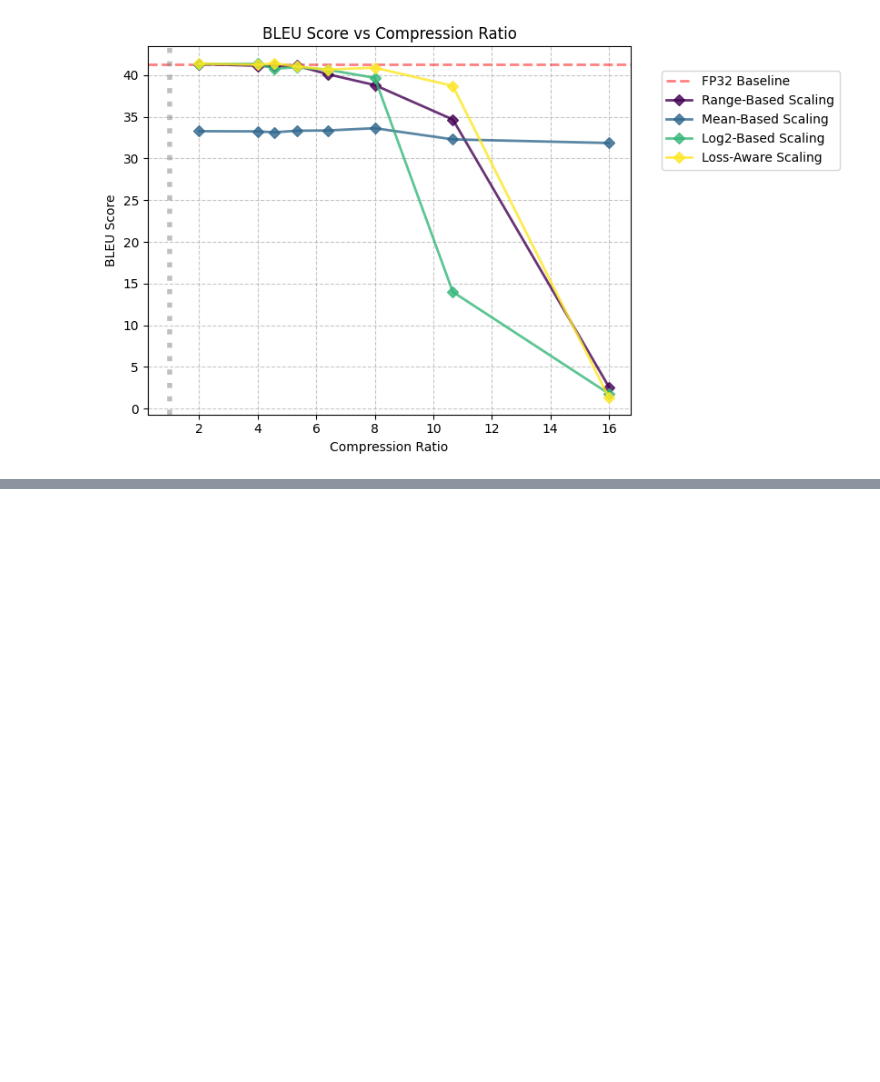
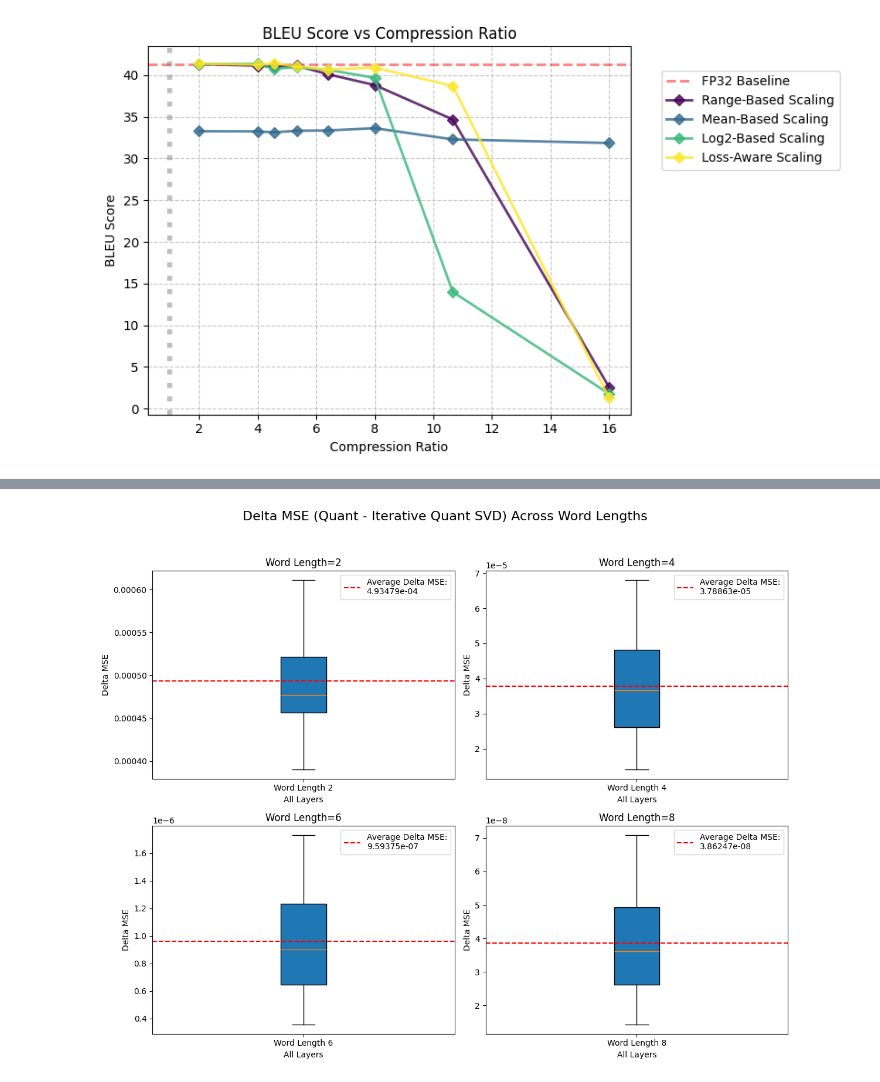
Before and after one commit to justinhuang666666/Approximate-Matrix-Vector-Multiplication, a Jupyter notebook: simulation_result/simulation_quant.ipynb, the cells around one changed output, grey strips where cells are left out. Saved outputs shown, nothing was run; the diff lists cells and outputs as text; code cells hidden in the pictures; blank space fills up the shorter version.

Commit message:
update iterative code

```diff
--- a/simulation_result/simulation_quant.ipynb
+++ b/simulation_result/simulation_quant.ipynb
@@ -1288,0 +1289,54 @@ KeyError: 'Iterative Quant SVD BLEU (Loss-Aware)'
+# %%
+svd_mse = pd.read_csv('svd_quantization_scaling_mse.csv')
+word_lengths = [2,4,6,8]
+# Set up the figure and subplots
+num_word_lengths = len(word_lengths)
+fig, axes = plt.subplots((num_word_lengths + 1) // 2, 2, figsize=(12, 10))
+fig.suptitle('Delta MSE (Quant Scaling - Iterative Quant SVD Scaling) Across Word Lengths', fontsize=16)
+
+# Flatten axes for easier indexing and handle cases with fewer plots
+axes = axes.flatten() if num_word_lengths > 1 else [axes]
+
+# Plot each rank in a separate subplot
+for i, wl in enumerate(word_lengths):
+    ax = axes[i]
+
+    # Initialize a list to store combined MSE values across all layers for the current wl
+    mse = []
+    for layer in range(1, 7):
+        column_name = f"Delta MSE Layer {layer}"
+        if column_name not in svd_mse.columns:
+            print(f"Warning: Column '{column_name}' not found in the dataset.")
+            continue
+
+        mse_layer = svd_mse[svd_mse["Word Length"] == wl][column_name]
+        mse.extend(mse_layer.values)  # Append each layer's values to the combined list
+
+    # Check if mse is empty to avoid division by zero
+    if len(mse) == 0:
+        print(f"Warning: No data available for Rank {rank}. Skipping plot.")
+        continue
+
+    # Calculate the mean Delta MSE for the current rank
+    mean_mse = sum(mse) / len(mse)
+
+    # Create a box plot for the combined MSE across all layers for the current rank
+    ax.boxplot(mse, vert=True, patch_artist=True, labels=[f'Word Length {wl}'])
+    ax.axhline(mean_mse, color='red', linestyle='--', label=f'Average Delta MSE:\n{mean_mse:.5e}')
+
+    # Set plot title, labels, and add the mean line label
+    ax.set_title(f'Word Length={wl}')
+    ax.set_xlabel('All Layers')
+    ax.set_ylabel('Delta MSE')
+    # ax.set_ylim([-0.0000001, 0.0000001])
+    ax.legend()
+
+# Hide any unused subplots
+for j in range(i + 1, len(axes)):
+    fig.delaxes(axes[j])
+
+# Adjust layout to avoid overlap
+plt.tight_layout(rect=[0, 0.03, 1, 0.95])
+plt.show()
+# %% [output]
+[figure, added]
```
Also changed, not shown: parts of 1 cell of this notebook, 3 other files.
